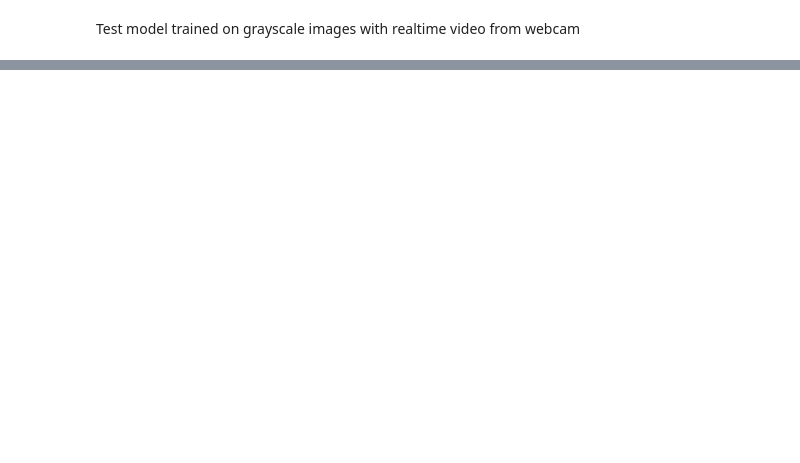
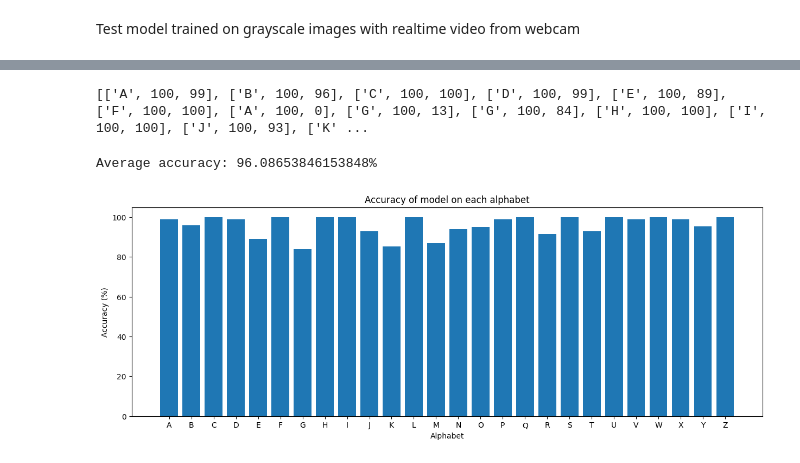
Before and after one commit to tripathics/rt-asl-translation-cnn, a Jupyter notebook: handsign.ipynb, the cells around one changed output, grey strips where cells are left out. Cells and saved outputs as stored; diff of their text form; code cells hidden in the pictures; blank space fills up the shorter version.

Commit message:
add realtime evaluation data

```diff
--- a/handsign.ipynb
+++ b/handsign.ipynb
@@ -578,0 +735,26 @@ cv2.destroyAllWindows()
+# %%
+print(evaluation_data)
+
+# store evaluation data in a csv file
+evaluation_df = pd.DataFrame(evaluation_data, columns=['Alphabet', 'Frames Tested', 'Correct Frames'])
+evaluation_df.to_csv('evaluation_data.csv', index=False)
+# %% [output]
+[['A', 100, 99], ['B', 100, 96], ['C', 100, 100], ['D', 100, 99], ['E', 100, 89], ['F', 100, 100], ['A', 100, 0], ['G', 100, 13], ['G', 100, 84], ['H', 100, 100], ['I', 100, 100], ['J', 100, 93], ['K' ...
+# %%
+# plot bar graph for evaluation data
+evaluation_df = pd.read_csv('evaluation_data.csv')
+# take average accuracy of repeated alphabet
+
+evaluation_df = evaluation_df.groupby('Alphabet').mean().reset_index()
+
+fig, ax = plt.subplots(figsize=(15, 5))
+ax.bar(evaluation_df['Alphabet'], evaluation_df['Correct Frames'] / evaluation_df['Frames Tested'] * 100)
+ax.set_title('Accuracy of model on each alphabet')
+ax.set_xlabel('Alphabet')
+ax.set_ylabel('Accuracy (%)')
+
+# print average accuracy over all alphabets
+print(f'Average accuracy: {evaluation_df["Correct Frames"].sum() / evaluation_df["Frames Tested"].sum() * 100}%')
+# %% [output]
+Average accuracy: 96.08653846153848%
+[figure, added]
```
Also changed, not shown: parts of 15 cells of this notebook, 6 other files.
